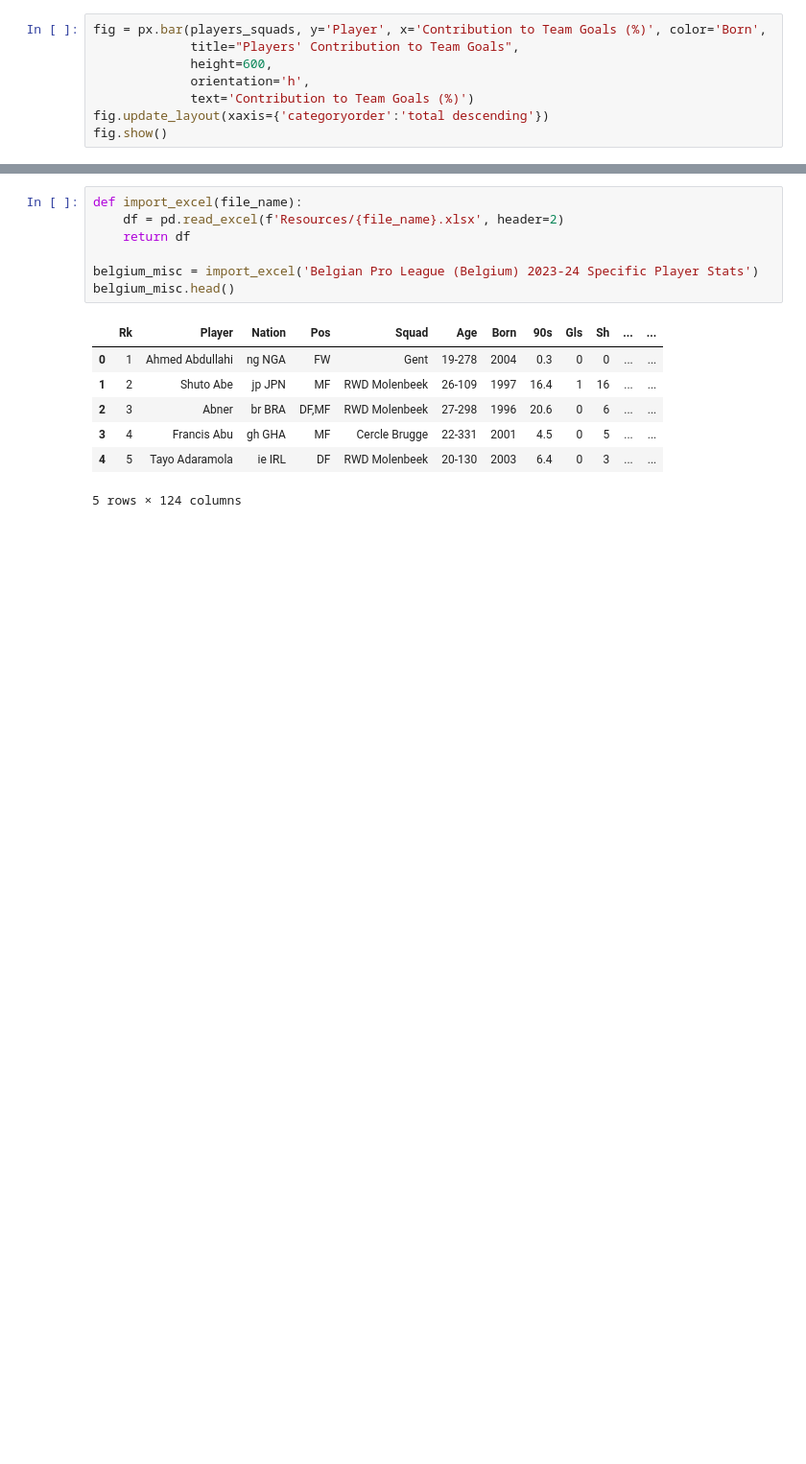
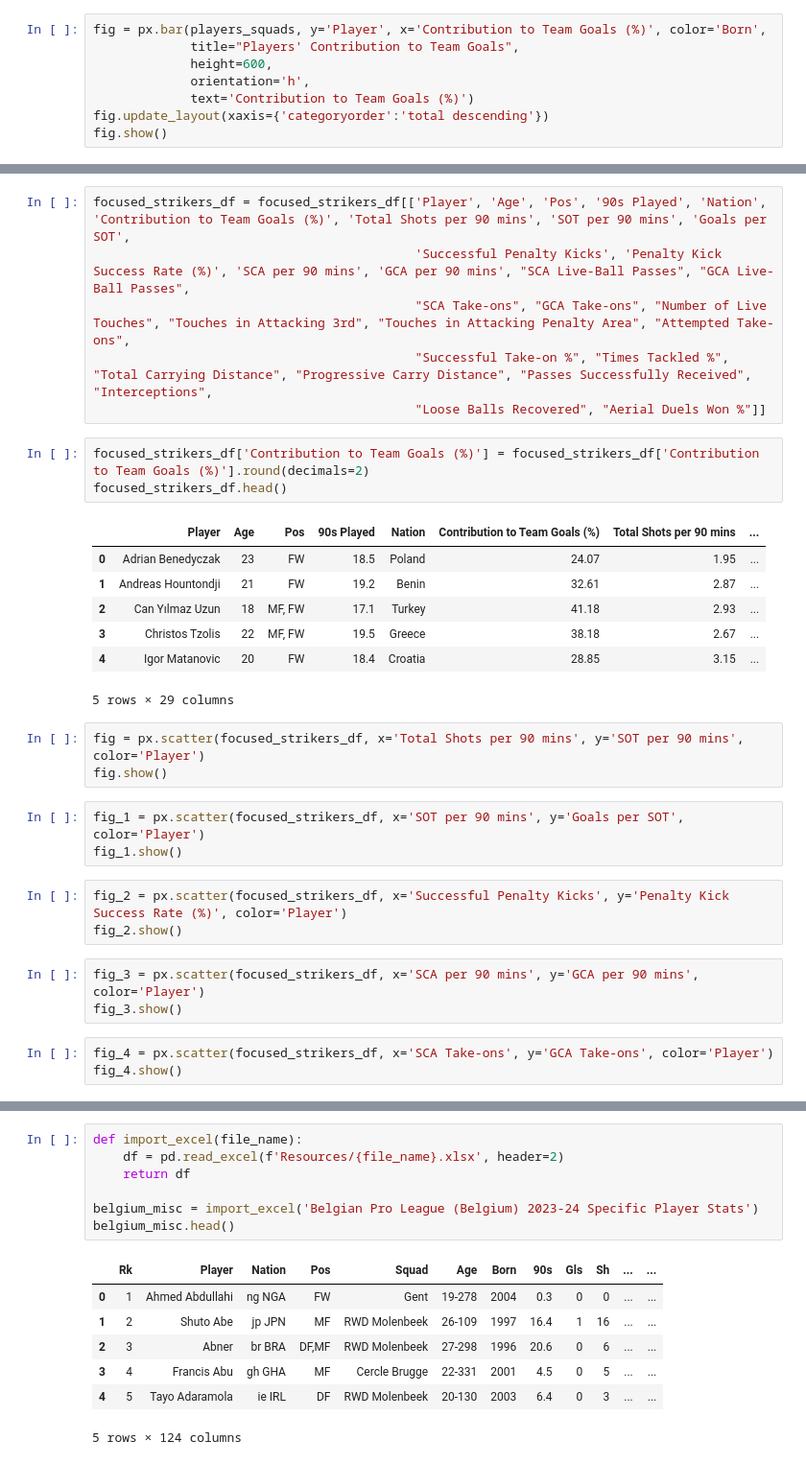
Before and after one commit to brutucas/Football-Player-Analysis, a Jupyter notebook: football_player_analysis.ipynb, the cells around one changed output, grey strips where cells are left out. Shown at 96% size. Saved outputs shown, nothing was run; the diff lists cells and outputs as text; blank space fills up the shorter version.

```diff
--- a/football_player_analysis.ipynb
+++ b/football_player_analysis.ipynb
@@ -848,0 +864,32 @@ fig.show()
+# %%
+focused_strikers_df = focused_strikers_df[['Player', 'Age', 'Pos', '90s Played', 'Nation', 'Contribution to Team Goals (%)', 'Total Shots per 90 mins', 'SOT per 90 mins', 'Goals per SOT',
+                                           'Successful Penalty Kicks', 'Penalty Kick Success Rate (%)', 'SCA per 90 mins', 'GCA per 90 mins', "SCA Live-Ball Passes", "GCA Live-Ball Passes",
+                                           "SCA Take-ons", "GCA Take-ons", "Number of Live Touches", "Touches in Attacking 3rd", "Touches in Attacking Penalty Area", "Attempted Take-ons",
+                                           "Successful Take-on %", "Times Tackled %", "Total Carrying Distance", "Progressive Carry Distance", "Passes Successfully Received", "Interceptions",
+                                           "Loose Balls Recovered", "Aerial Duels Won %"]]
+# %%
+focused_strikers_df['Contribution to Team Goals (%)'] = focused_strikers_df['Contribution to Team Goals (%)'].round(decimals=2)
+focused_strikers_df.head()
+# %% [output]
+|  | Player | Age | Pos | 90s Played | Nation | Contribution to Team Goals (%) | Total Shots per 90 mins | ... |
+| 0 | Adrian Benedyczak | 23 | FW | 18.5 | Poland | 24.07 | 1.95 | ... |
+| 1 | Andreas Hountondji | 21 | FW | 19.2 | Benin | 32.61 | 2.87 | ... |
+| 2 | Can Yılmaz Uzun | 18 | MF, FW | 17.1 | Turkey | 41.18 | 2.93 | ... |
+| 3 | Christos Tzolis | 22 | MF, FW | 19.5 | Greece | 38.18 | 2.67 | ... |
+| 4 | Igor Matanovic | 20 | FW | 18.4 | Croatia | 28.85 | 3.15 | ... |
+5 rows × 29 columns
+# %%
+fig = px.scatter(focused_strikers_df, x='Total Shots per 90 mins', y='SOT per 90 mins', color='Player')
+fig.show()
+# %%
+fig_1 = px.scatter(focused_strikers_df, x='SOT per 90 mins', y='Goals per SOT', color='Player')
+fig_1.show()
+# %%
+fig_2 = px.scatter(focused_strikers_df, x='Successful Penalty Kicks', y='Penalty Kick Success Rate (%)', color='Player')
+fig_2.show()
+# %%
+fig_3 = px.scatter(focused_strikers_df, x='SCA per 90 mins', y='GCA per 90 mins', color='Player')
+fig_3.show()
+# %%
+fig_4 = px.scatter(focused_strikers_df, x='SCA Take-ons', y='GCA Take-ons', color='Player')
+fig_4.show()
```
Also changed, not shown: parts of 27 cells of this notebook, 2 other files.
